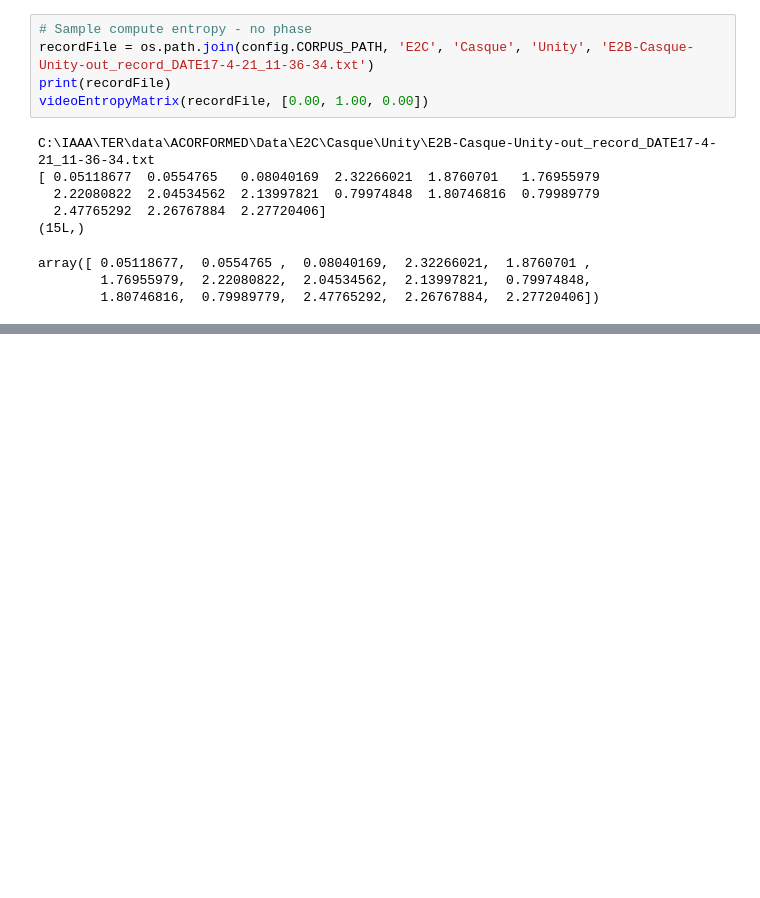
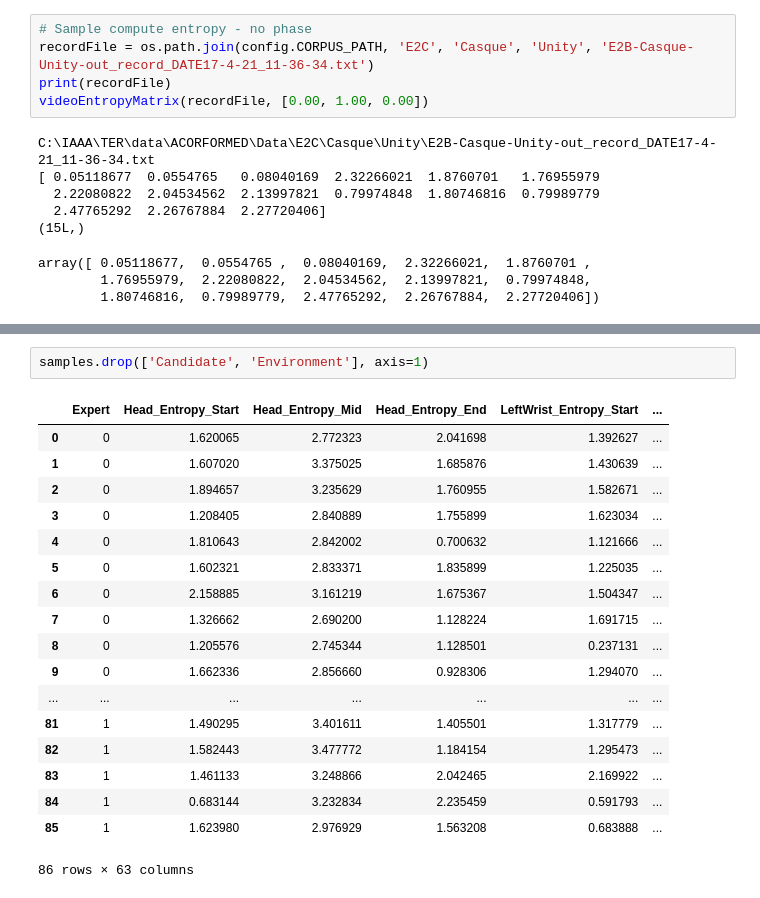
Before and after one commit to jbousque/predictionPresence, a Jupyter notebook: src/predict_presence_notebook.ipynb, the cells around one changed output, grey strips where cells are left out. Cells and saved outputs as stored; diff of their text form; blank space fills up the shorter version.

```diff
--- a/src/predict_presence_notebook.ipynb
+++ b/src/predict_presence_notebook.ipynb
@@ -50,0 +176,21 @@ array([ 0.05118677,  0.0554765 ,  0.08040169,  2.32266021,  1.8760701 ,
+# %%
+samples.drop(['Candidate', 'Environment'], axis=1)
+# %% [output]
+|  | Expert | Head_Entropy_Start | Head_Entropy_Mid | Head_Entropy_End | LeftWrist_Entropy_Start | ... |
+| 0 | 0 | 1.620065 | 2.772323 | 2.041698 | 1.392627 | ... |
+| 1 | 0 | 1.607020 | 3.375025 | 1.685876 | 1.430639 | ... |
+| 2 | 0 | 1.894657 | 3.235629 | 1.760955 | 1.582671 | ... |
+| 3 | 0 | 1.208405 | 2.840889 | 1.755899 | 1.623034 | ... |
+| 4 | 0 | 1.810643 | 2.842002 | 0.700632 | 1.121666 | ... |
+| 5 | 0 | 1.602321 | 2.833371 | 1.835899 | 1.225035 | ... |
+| 6 | 0 | 2.158885 | 3.161219 | 1.675367 | 1.504347 | ... |
+| 7 | 0 | 1.326662 | 2.690200 | 1.128224 | 1.691715 | ... |
+| 8 | 0 | 1.205576 | 2.745344 | 1.128501 | 0.237131 | ... |
+| 9 | 0 | 1.662336 | 2.856660 | 0.928306 | 1.294070 | ... |
+| ... | ... | ... | ... | ... | ... | ... |
+| 81 | 1 | 1.490295 | 3.401611 | 1.405501 | 1.317779 | ... |
+| 82 | 1 | 1.582443 | 3.477772 | 1.184154 | 1.295473 | ... |
+| 83 | 1 | 1.461133 | 3.248866 | 2.042465 | 2.169922 | ... |
+| 84 | 1 | 0.683144 | 3.232834 | 2.235459 | 0.591793 | ... |
+| 85 | 1 | 1.623980 | 2.976929 | 1.563208 | 0.683888 | ... |
+86 rows × 63 columns
```
Also changed, not shown: parts of 11 cells of this notebook, 1 other file.
